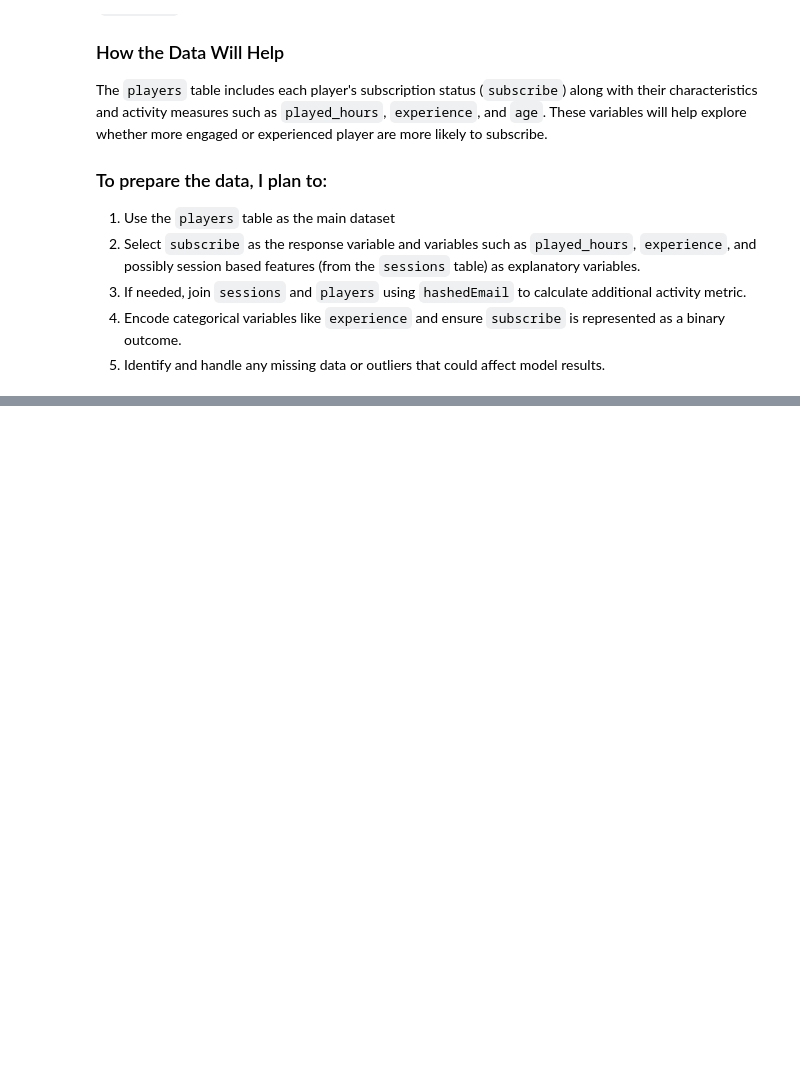
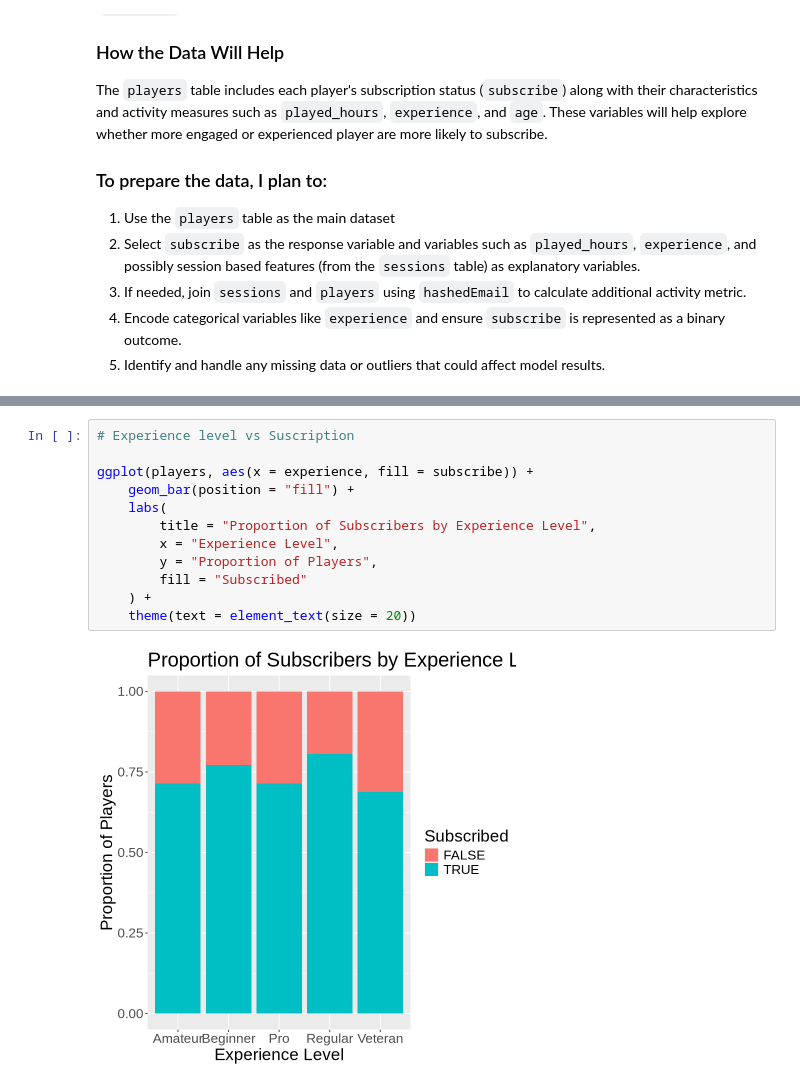
Before and after one commit to emily2628/Dsci-100---Individual-Plan, a Jupyter notebook: Individual Plan.ipynb, the cells around one changed output, grey strips where cells are left out. Cells and saved outputs as stored; diff of their text form; blank space fills up the shorter version.

```diff
--- a/Individual Plan.ipynb
+++ b/Individual Plan.ipynb
@@ -192,0 +216,14 @@ The `players` table includes each player's subscription status (`subscribe`) alo
+# %%
+# Experience level vs Suscription
+
+ggplot(players, aes(x = experience, fill = subscribe)) +
+    geom_bar(position = "fill") +
+    labs(
+        title = "Proportion of Subscribers by Experience Level",
+        x = "Experience Level",
+        y = "Proportion of Players",
+        fill = "Subscribed"
+    ) +
+    theme(text = element_text(size = 20))
+# %% [output]
+[figure, added]
```
Also changed, not shown: parts of 11 cells of this notebook.
